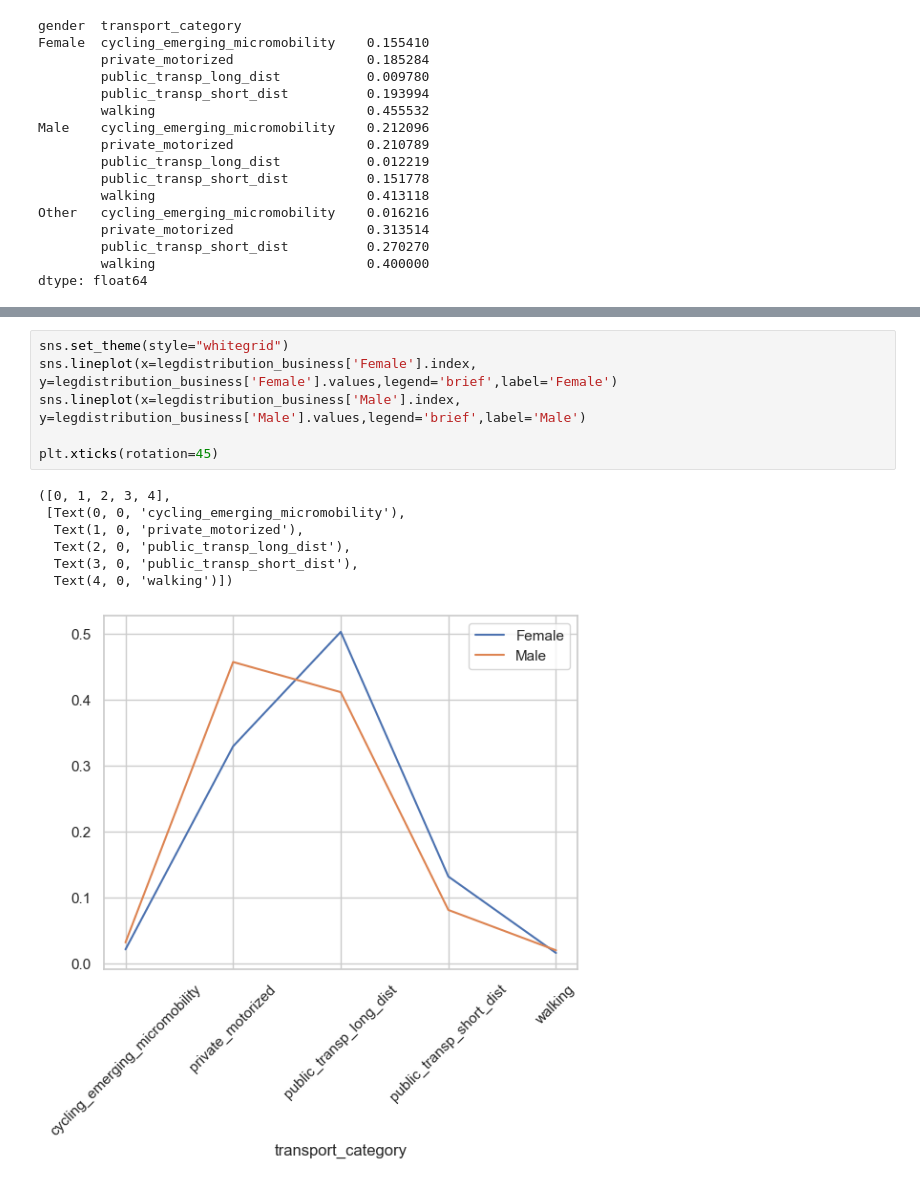
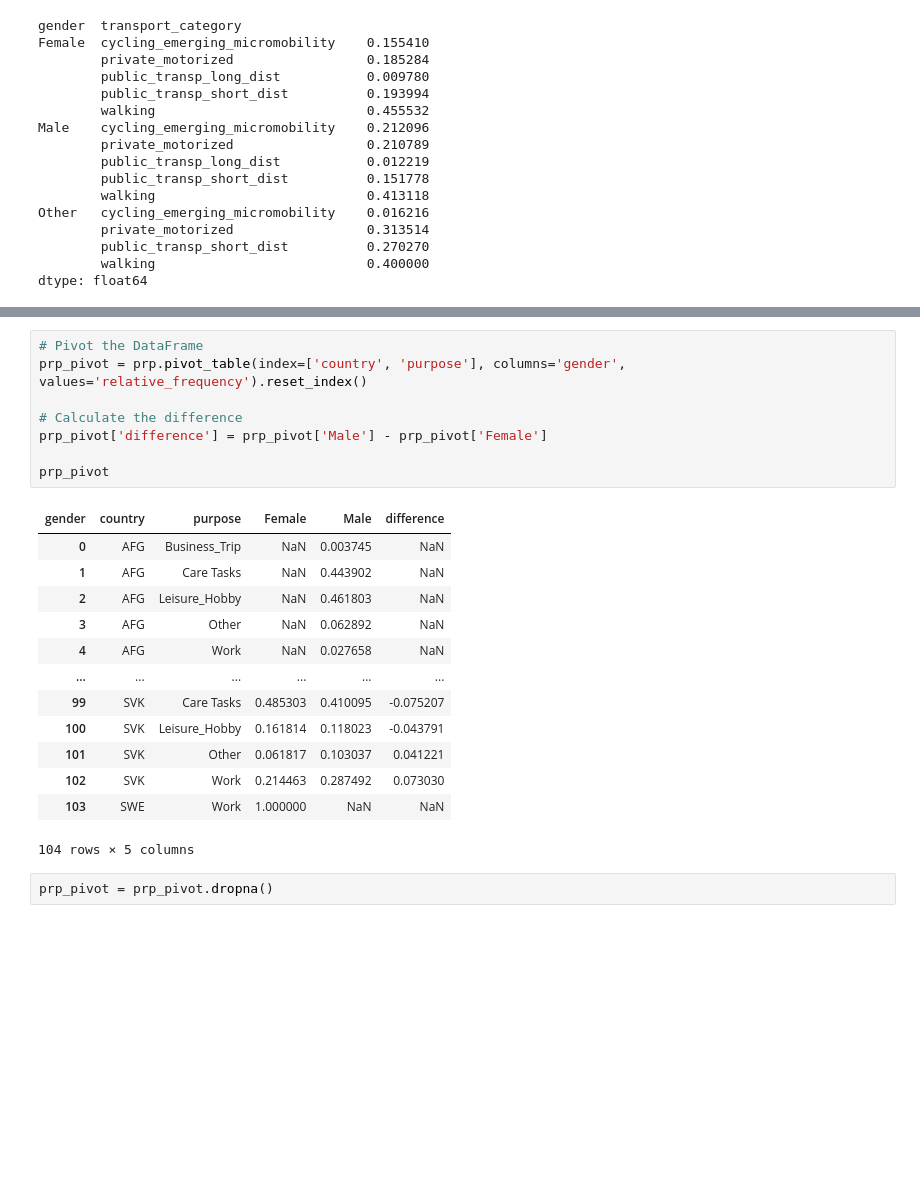
Before and after one commit to zavidos/SmartCitiesLab, a Jupyter notebook: dataset_analysis.ipynb, the cells around one changed output, grey strips where cells are left out. Saved outputs shown, nothing was run; the diff lists cells and outputs as text; blank space fills up the shorter version.

```diff
--- a/dataset_analysis.ipynb
+++ b/dataset_analysis.ipynb
@@ -467,14 +520,24 @@ Name: leg_distance, dtype: float64
-# %%
-sns.set_theme(style="whitegrid")
-sns.lineplot(x=legdistribution_business['Female'].index, y=legdistribution_business['Female'].values,legend='brief',label='Female')
-sns.lineplot(x=legdistribution_business['Male'].index, y=legdistribution_business['Male'].values,legend='brief',label='Male')
-
-plt.xticks(rotation=45)
-# %% [output]
-([0, 1, 2, 3, 4],
- [Text(0, 0, 'cycling_emerging_micromobility'),
-  Text(1, 0, 'private_motorized'),
-  Text(2, 0, 'public_transp_long_dist'),
-  Text(3, 0, 'public_transp_short_dist'),
-  Text(4, 0, 'walking')])
-[figure, removed]
+# %%
+# Pivot the DataFrame
+prp_pivot = prp.pivot_table(index=['country', 'purpose'], columns='gender', values='relative_frequency').reset_index()
+
+# Calculate the difference
+prp_pivot['difference'] = prp_pivot['Male'] - prp_pivot['Female']
+
+prp_pivot
+# %% [output]
+| gender | country | purpose | Female | Male | difference |
+| 0 | AFG | Business_Trip | NaN | 0.003745 | NaN |
+| 1 | AFG | Care Tasks | NaN | 0.443902 | NaN |
+| 2 | AFG | Leisure_Hobby | NaN | 0.461803 | NaN |
+| 3 | AFG | Other | NaN | 0.062892 | NaN |
+| 4 | AFG | Work | NaN | 0.027658 | NaN |
+| ... | ... | ... | ... | ... | ... |
+| 99 | SVK | Care Tasks | 0.485303 | 0.410095 | -0.075207 |
+| 100 | SVK | Leisure_Hobby | 0.161814 | 0.118023 | -0.043791 |
+| 101 | SVK | Other | 0.061817 | 0.103037 | 0.041221 |
+| 102 | SVK | Work | 0.214463 | 0.287492 | 0.073030 |
+| 103 | SWE | Work | 1.000000 | NaN | NaN |
+104 rows × 5 columns
+# %%
+prp_pivot = prp_pivot.dropna()
```
Also changed, not shown: parts of 29 cells of this notebook, 2 other files.
